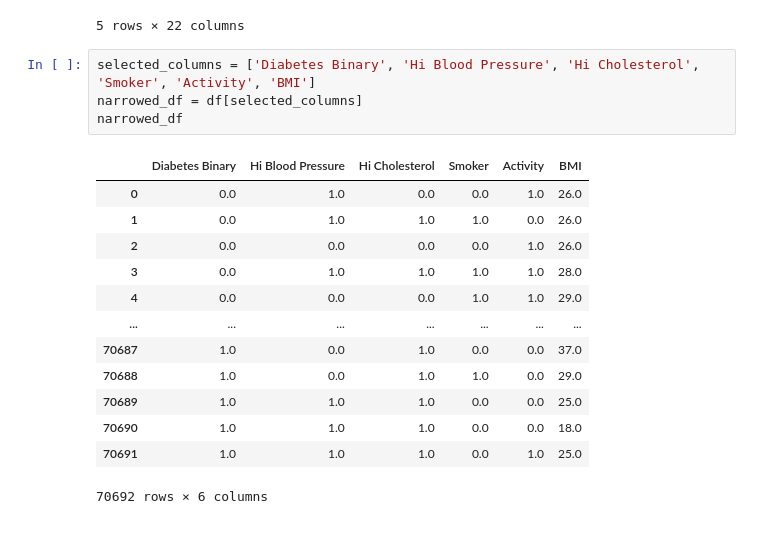
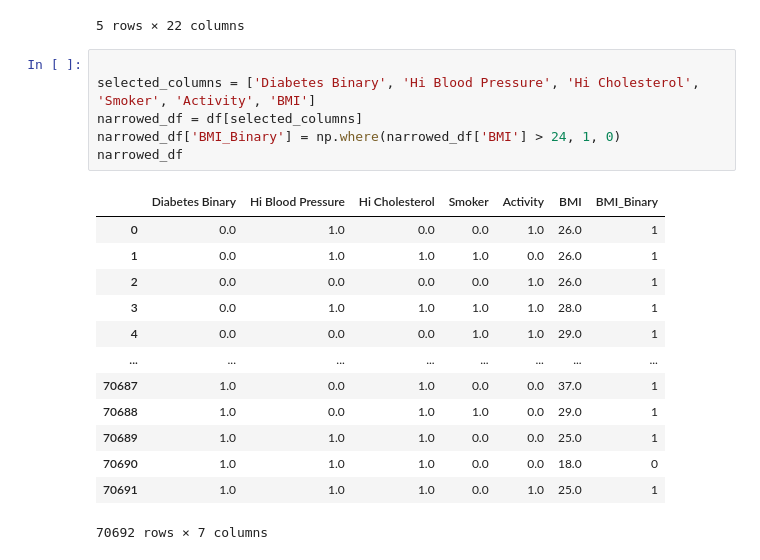
Before and after one commit to nericson1/project-1, a Jupyter notebook: alex cleaned df.ipynb, the cells around one changed output. Drawn from its saved outputs; the diff is of its cells as text.

```diff
--- a/alex cleaned df.ipynb
+++ b/alex cleaned df.ipynb
@@ -41,20 +44,22 @@ df.head()
 | 4 | 0.0 | 0.0 | 0.0 | 1.0 | 29.0 | 1.0 | 0.0 | ... |
 5 rows × 22 columns
 # %%
+
 selected_columns = ['Diabetes Binary', 'Hi Blood Pressure', 'Hi Cholesterol', 'Smoker', 'Activity', 'BMI']
 narrowed_df = df[selected_columns]
+narrowed_df['BMI_Binary'] = np.where(narrowed_df['BMI'] > 24, 1, 0)
 narrowed_df
 # %% [output]
-|  | Diabetes Binary | Hi Blood Pressure | Hi Cholesterol | Smoker | Activity | BMI |
-| 0 | 0.0 | 1.0 | 0.0 | 0.0 | 1.0 | 26.0 |
-| 1 | 0.0 | 1.0 | 1.0 | 1.0 | 0.0 | 26.0 |
-| 2 | 0.0 | 0.0 | 0.0 | 0.0 | 1.0 | 26.0 |
-| 3 | 0.0 | 1.0 | 1.0 | 1.0 | 1.0 | 28.0 |
-| 4 | 0.0 | 0.0 | 0.0 | 1.0 | 1.0 | 29.0 |
-| ... | ... | ... | ... | ... | ... | ... |
-| 70687 | 1.0 | 0.0 | 1.0 | 0.0 | 0.0 | 37.0 |
-| 70688 | 1.0 | 0.0 | 1.0 | 1.0 | 0.0 | 29.0 |
-| 70689 | 1.0 | 1.0 | 1.0 | 0.0 | 0.0 | 25.0 |
-| 70690 | 1.0 | 1.0 | 1.0 | 0.0 | 0.0 | 18.0 |
-| 70691 | 1.0 | 1.0 | 1.0 | 0.0 | 1.0 | 25.0 |
+|  | Diabetes Binary | Hi Blood Pressure | Hi Cholesterol | Smoker | Activity | BMI | BMI_Binary |
+| 0 | 0.0 | 1.0 | 0.0 | 0.0 | 1.0 | 26.0 | 1 |
+| 1 | 0.0 | 1.0 | 1.0 | 1.0 | 0.0 | 26.0 | 1 |
+| 2 | 0.0 | 0.0 | 0.0 | 0.0 | 1.0 | 26.0 | 1 |
+| 3 | 0.0 | 1.0 | 1.0 | 1.0 | 1.0 | 28.0 | 1 |
+| 4 | 0.0 | 0.0 | 0.0 | 1.0 | 1.0 | 29.0 | 1 |
+| ... | ... | ... | ... | ... | ... | ... | ... |
+| 70687 | 1.0 | 0.0 | 1.0 | 0.0 | 0.0 | 37.0 | 1 |
+| 70688 | 1.0 | 0.0 | 1.0 | 1.0 | 0.0 | 29.0 | 1 |
+| 70689 | 1.0 | 1.0 | 1.0 | 0.0 | 0.0 | 25.0 | 1 |
+| 70690 | 1.0 | 1.0 | 1.0 | 0.0 | 0.0 | 18.0 | 0 |
+| 70691 | 1.0 | 1.0 | 1.0 | 0.0 | 1.0 | 25.0 | 1 |
-70692 rows × 6 columns
+70692 rows × 7 columns
```
Also changed, not shown: parts of 16 cells of this notebook.
